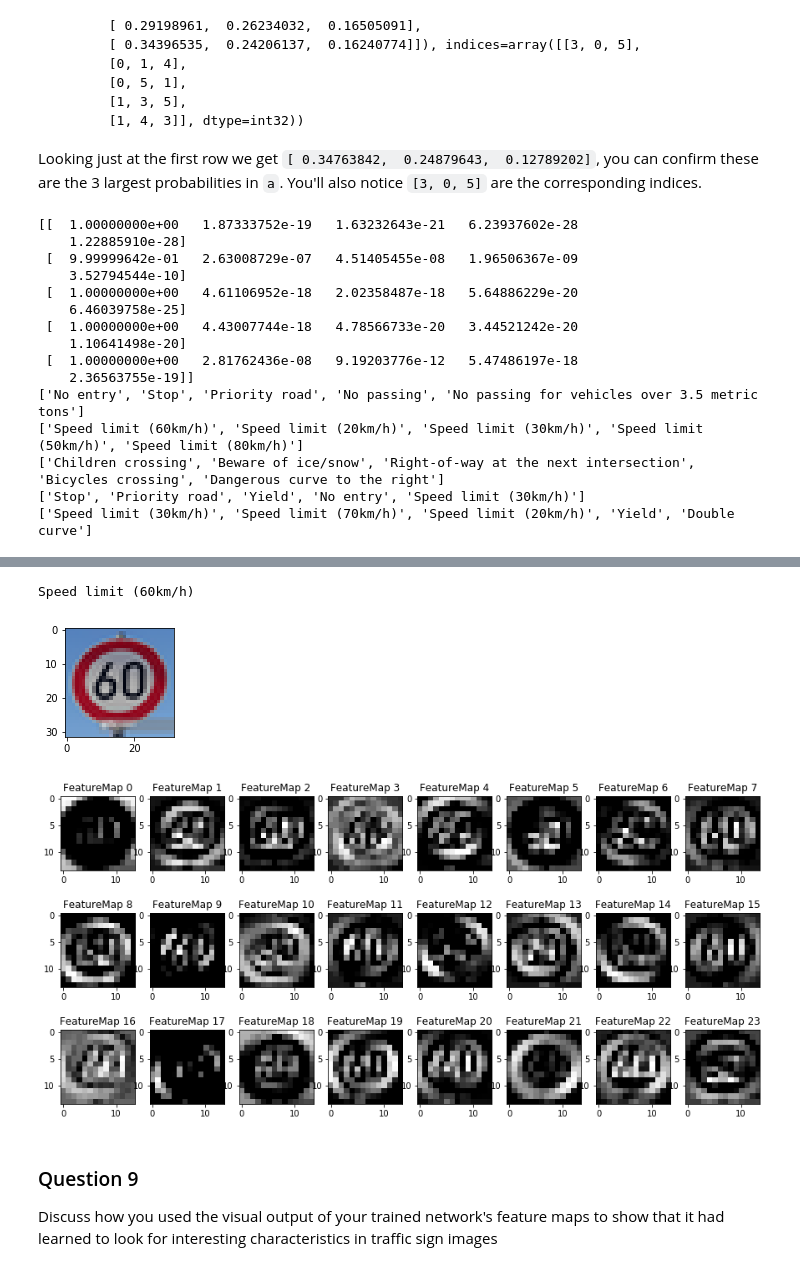
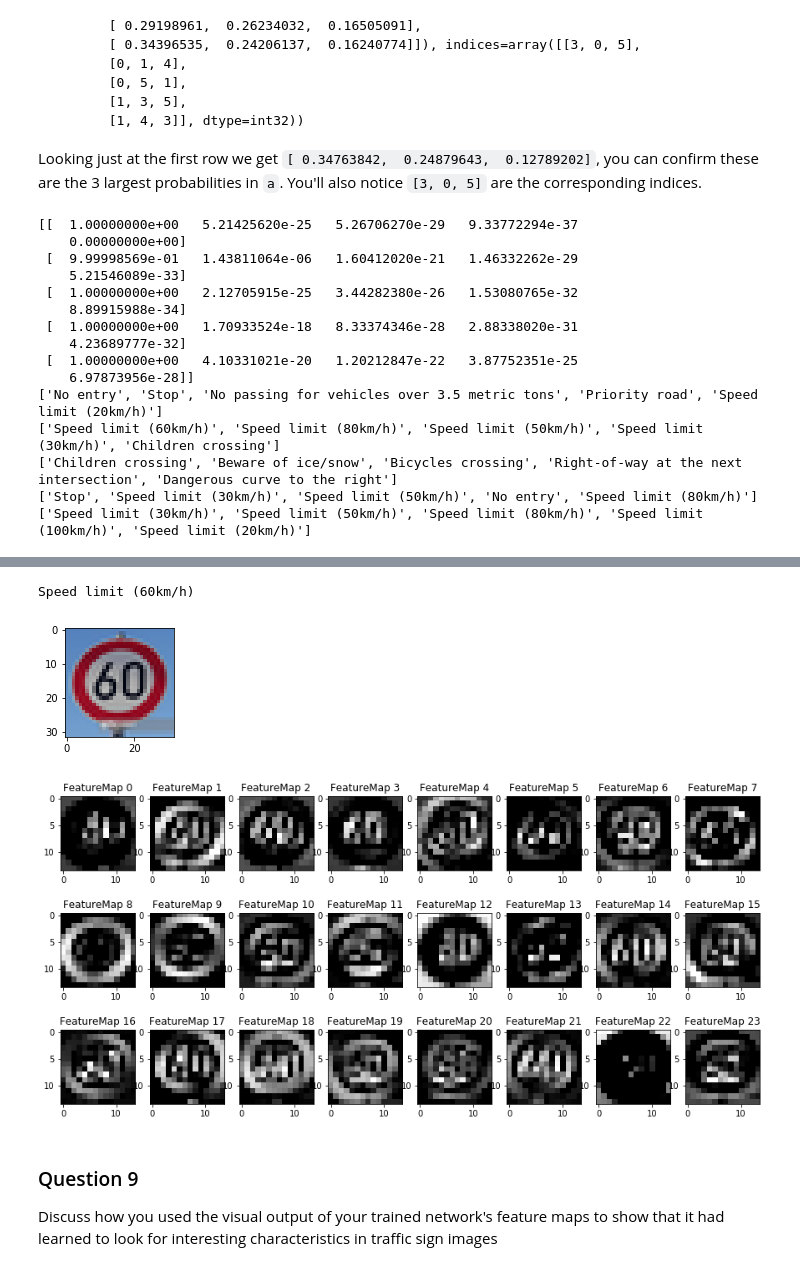
Before and after one commit to stereoboy/CarND-Traffic-Sign-Classifier-Project, a Jupyter notebook: Traffic_Sign_Classifier.ipynb, the cells around one changed output, grey strips where cells are left out. Saved outputs shown, nothing was run; the diff lists cells and outputs as text; code cells hidden in the pictures.

```diff
--- a/Traffic_Sign_Classifier.ipynb
+++ b/Traffic_Sign_Classifier.ipynb
@@ -407,17 +410,22 @@ with tf.Session() as sess:
         X_aug = np.array([preprocess(img) for img in X_shuffle])
         X_normalized = (X_aug - X_mean)/X_std
 
+        st = datetime.now()
+
         for offset in range(0, num_examples, BATCH_SIZE):
             end = offset + BATCH_SIZE
             batch_x, batch_y = X_normalized[offset:end], y_shuffle[offset:end]
-            sess.run(training_operation, feed_dict={x: batch_x, y: batch_y})
+            sess.run(training_operation, feed_dict={x: batch_x, y: batch_y, keep_prob:0.5})
 
         training_accuracy = evaluate(sess, X_aug, y_shuffle)
         validation_accuracy = evaluate(sess, X_valid, y_valid)
-
         print("EPOCH {} ...".format(current + i+1))
         print("Training Accuracy = {:.3f}".format(training_accuracy))
         print("Validation Accuracy = {:.3f}".format(validation_accuracy))
+
+        ct = datetime.now()
+        print('Elapsed:' + str(ct - st))
+
         print()
     current += EPOCHS
 
@@ -507,7 +515,7 @@ X = (X - X_mean)/X_std
 
 with tf.Session() as sess:
     saver.restore(sess, tf.train.latest_checkpoint('./'))
-    predicts_val = sess.run(predicts, feed_dict={x: X})
+    predicts_val = sess.run(predicts, feed_dict={x: X, keep_prob:1.0})
 
 for predict in predicts_val:
     print(id2name[predict])
@@ -526,7 +534,7 @@ Speed limit (30km/h)
 
 with tf.Session() as sess:
     saver.restore(sess, tf.train.latest_checkpoint('./'))
-    accuracy = sess.run(accuracy_operation, feed_dict={x: X, y: Y})
+    accuracy = sess.run(accuracy_operation, feed_dict={x: X, y: Y, keep_prob:1.0})
 
     print("Accuracy(%) = {}%".format(accuracy*100.0))
 # %% [output]
@@ -578,7 +586,7 @@ Looking just at the first row we get `[ 0.34763842,  0.24879643,  0.12789202]`,
 
 with tf.Session() as sess:
     saver.restore(sess, tf.train.latest_checkpoint('./'))
-    values, indices = sess.run(tf.nn.top_k(tf.nn.softmax(logits), k=5), feed_dict={x: X})
+    values, indices = sess.run(tf.nn.top_k(tf.nn.softmax(logits), k=5), feed_dict={x: X, keep_prob:1.0})
     #values, indices = sess.run(tf.nn.top_k(logits, k=5), feed_dict={x: X})
 
 
@@ -591,21 +599,21 @@ for idxs in indices:
 #    for value, idx in zip(values[i], indices[i]):
 #        print("|" + str(value) + "|" + id2name[idx] + "|")
 # %% [output]
-[[  1.00000000e+00   1.87333752e-19   1.63232643e-21   6.23937602e-28
-    1.22885910e-28]
- [  9.99999642e-01   2.63008729e-07   4.51405455e-08   1.96506367e-09
-    3.52794544e-10]
- [  1.00000000e+00   4.61106952e-18   2.02358487e-18   5.64886229e-20
-    6.46039758e-25]
- [  1.00000000e+00   4.43007744e-18   4.78566733e-20   3.44521242e-20
-    1.10641498e-20]
- [  1.00000000e+00   2.81762436e-08   9.19203776e-12   5.47486197e-18
-    2.36563755e-19]]
-['No entry', 'Stop', 'Priority road', 'No passing', 'No passing for vehicles over 3.5 metric tons']
-['Speed limit (60km/h)', 'Speed limit (20km/h)', 'Speed limit (30km/h)', 'Speed limit (50km/h)', 'Speed limit (80km/h)']
-['Children crossing', 'Beware of ice/snow', 'Right-of-way at the next intersection', 'Bicycles crossing', 'Dangerous curve to the right']
-['Stop', 'Priority road', 'Yield', 'No entry', 'Speed limit (30km/h)']
-['Speed limit (30km/h)', 'Speed limit (70km/h)', 'Speed limit (20km/h)', 'Yield', 'Double curve']
+[[  1.00000000e+00   5.21425620e-25   5.26706270e-29   9.33772294e-37
+    0.00000000e+00]
+ [  9.99998569e-01   1.43811064e-06   1.60412020e-21   1.46332262e-29
+    5.21546089e-33]
+ [  1.00000000e+00   2.12705915e-25   3.44282380e-26   1.53080765e-32
+    8.89915988e-34]
+ [  1.00000000e+00   1.70933524e-18   8.33374346e-28   2.88338020e-31
+    4.23689777e-32]
+ [  1.00000000e+00   4.10331021e-20   1.20212847e-22   3.87752351e-25
+    6.97873956e-28]]
+['No entry', 'Stop', 'No passing for vehicles over 3.5 metric tons', 'Priority road', 'Speed limit (20km/h)']
+['Speed limit (60km/h)', 'Speed limit (80km/h)', 'Speed limit (50km/h)', 'Speed limit (30km/h)', 'Children crossing']
+['Children crossing', 'Beware of ice/snow', 'Bicycles crossing', 'Right-of-way at the next intersection', 'Dangerous curve to the right']
+['Stop', 'Speed limit (30km/h)', 'Speed limit (50km/h)', 'No entry', 'Speed limit (80km/h)']
+['Speed limit (30km/h)', 'Speed limit (50km/h)', 'Speed limit (80km/h)', 'Speed limit (100km/h)', 'Speed limit (20km/h)']
 # %% [markdown]
 ---
 
@@ -640,35 +648,35 @@ def outputFeatureMap(sess, image_input, tf_activation, activation_min=-1, activa
     # with size, normalization, ect if needed
     # image_input =
     # Note: x should be the same name as your network's tensorflow data placeholder variable
     # If you get an error tf_activation is not defined it maybe having trouble accessing the variable from inside a function
-    activation = tf_activation.eval(session=sess,feed_dict={x : image_input})
+    activation = tf_activation.eval(session=sess,feed_dict={x : image_input, keep_prob:1.0})
     featuremaps = activation.shape[3]
     plt.figure(plt_num, figsize=(15,15))
     for featuremap in range(featuremaps):
         plt.subplot(6,8, featuremap+1) # sets the number of feature maps to show on each row and column
         plt.title('FeatureMap ' + str(featuremap)) # displays the feature map number
         if activation_min != -1 & activation_max != -1:
             plt.imshow(activation[0,:,:, featuremap], interpolation="nearest", vmin =activation_min, vmax=activation_max, cmap="gray")
         elif activation_max != -1:
             plt.imshow(activation[0,:,:, featuremap], interpolation="nearest", vmax=activation_max, cmap="gray")
         elif activation_min !=-1:
             plt.imshow(activation[0,:,:, featuremap], interpolation="nearest", vmin=activation_min, cmap="gray")
         else:
             plt.imshow(activation[0,:,:, featuremap], interpolation="nearest", cmap="gray")
 
 idx = 1
 img = img_list[idx]
 plt.figure(0, figsize=(2,2))
 plt.imshow(img)
 print(ans_str_list[idx])
 
 with tf.Session() as sess:
     saver.restore(sess, tf.train.latest_checkpoint('./'))
     outputFeatureMap(sess, [img], conv1)
 # %% [output]
 Speed limit (60km/h)
 [figure]
-[figure, old version]
+[figure, new version]
 # %% [markdown]
 ### Question 9
 
```
Also changed, not shown: parts of 5 cells of this notebook, 1 other file.
